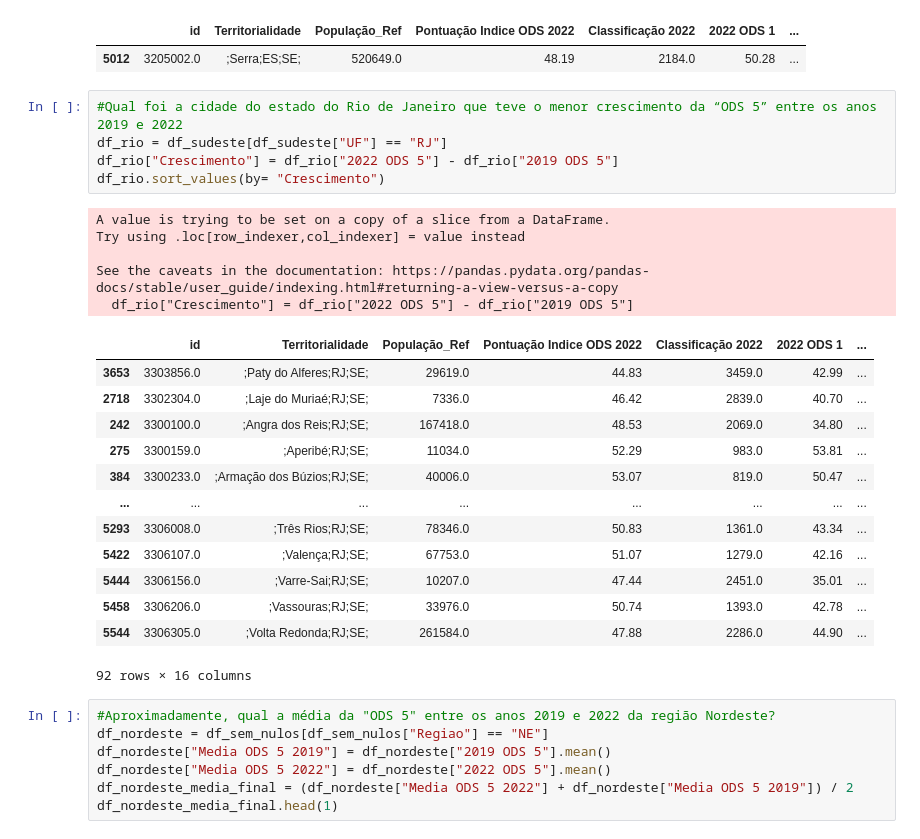
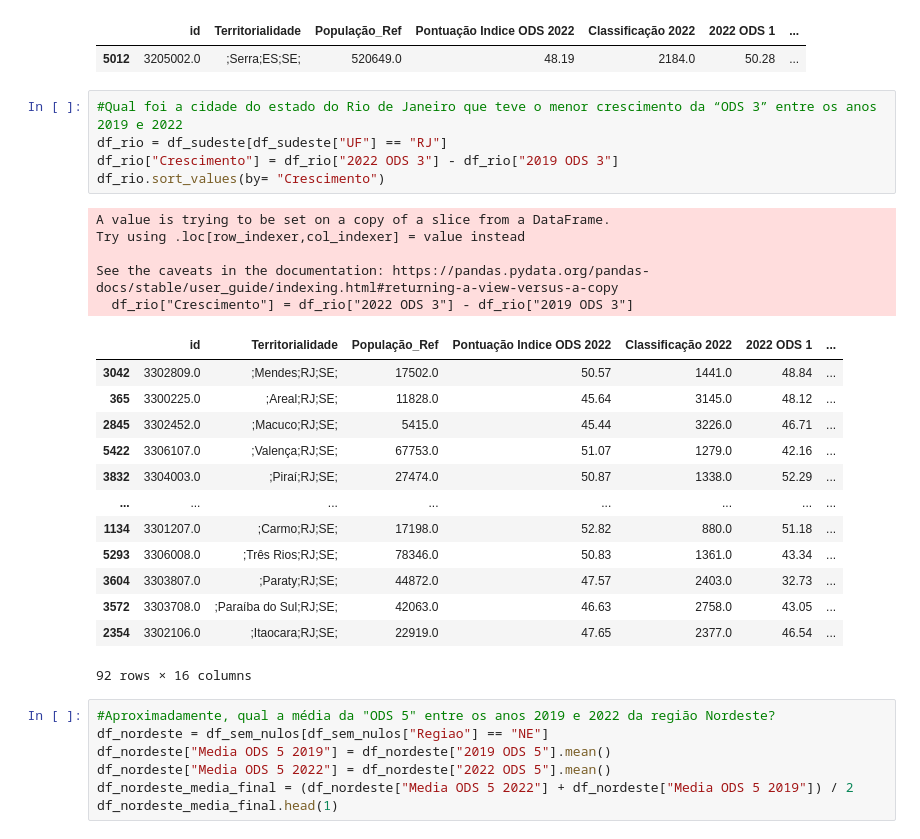
Before and after one commit to feandresilva/exercicios_Pandas, a Jupyter notebook: ODS_dataframe.ipynb, the cells around one changed output. Saved outputs shown, nothing was run; the diff lists cells and outputs as text.

```diff
--- a/ODS_dataframe.ipynb
+++ b/ODS_dataframe.ipynb
@@ -78,28 +78,28 @@ See the caveats in the documentation: https://pandas.pydata.org/pandas-docs/stab
 |  | id | Territorialidade | População_Ref | Pontuação Indice ODS 2022 | Classificação 2022 | 2022 ODS 1 | ... |
 | 5012 | 3205002.0 | ;Serra;ES;SE; | 520649.0 | 48.19 | 2184.0 | 50.28 | ... |
 # %%
-#Qual foi a cidade do estado do Rio de Janeiro que teve o menor crescimento da “ODS 5” entre os anos 2019 e 2022
+#Qual foi a cidade do estado do Rio de Janeiro que teve o menor crescimento da “ODS 3” entre os anos 2019 e 2022
 df_rio = df_sudeste[df_sudeste["UF"] == "RJ"]
-df_rio["Crescimento"] = df_rio["2022 ODS 5"] - df_rio["2019 ODS 5"]
+df_rio["Crescimento"] = df_rio["2022 ODS 3"] - df_rio["2019 ODS 3"]
 df_rio.sort_values(by= "Crescimento")
 # %% [output]
 A value is trying to be set on a copy of a slice from a DataFrame.
 Try using .loc[row_indexer,col_indexer] = value instead
 
 See the caveats in the documentation: https://pandas.pydata.org/pandas-docs/stable/user_guide/indexing.html#returning-a-view-versus-a-copy
-  df_rio["Crescimento"] = df_rio["2022 ODS 5"] - df_rio["2019 ODS 5"]
+  df_rio["Crescimento"] = df_rio["2022 ODS 3"] - df_rio["2019 ODS 3"]
 |  | id | Territorialidade | População_Ref | Pontuação Indice ODS 2022 | Classificação 2022 | 2022 ODS 1 | ... |
-| 3653 | 3303856.0 | ;Paty do Alferes;RJ;SE; | 29619.0 | 44.83 | 3459.0 | 42.99 | ... |
-| 2718 | 3302304.0 | ;Laje do Muriaé;RJ;SE; | 7336.0 | 46.42 | 2839.0 | 40.70 | ... |
-| 242 | 3300100.0 | ;Angra dos Reis;RJ;SE; | 167418.0 | 48.53 | 2069.0 | 34.80 | ... |
-| 275 | 3300159.0 | ;Aperibé;RJ;SE; | 11034.0 | 52.29 | 983.0 | 53.81 | ... |
-| 384 | 3300233.0 | ;Armação dos Búzios;RJ;SE; | 40006.0 | 53.07 | 819.0 | 50.47 | ... |
+| 3042 | 3302809.0 | ;Mendes;RJ;SE; | 17502.0 | 50.57 | 1441.0 | 48.84 | ... |
+| 365 | 3300225.0 | ;Areal;RJ;SE; | 11828.0 | 45.64 | 3145.0 | 48.12 | ... |
+| 2845 | 3302452.0 | ;Macuco;RJ;SE; | 5415.0 | 45.44 | 3226.0 | 46.71 | ... |
+| 5422 | 3306107.0 | ;Valença;RJ;SE; | 67753.0 | 51.07 | 1279.0 | 42.16 | ... |
+| 3832 | 3304003.0 | ;Piraí;RJ;SE; | 27474.0 | 50.87 | 1338.0 | 52.29 | ... |
 | ... | ... | ... | ... | ... | ... | ... | ... |
+| 1134 | 3301207.0 | ;Carmo;RJ;SE; | 17198.0 | 52.82 | 880.0 | 51.18 | ... |
 | 5293 | 3306008.0 | ;Três Rios;RJ;SE; | 78346.0 | 50.83 | 1361.0 | 43.34 | ... |
-| 5422 | 3306107.0 | ;Valença;RJ;SE; | 67753.0 | 51.07 | 1279.0 | 42.16 | ... |
-| 5444 | 3306156.0 | ;Varre-Sai;RJ;SE; | 10207.0 | 47.44 | 2451.0 | 35.01 | ... |
-| 5458 | 3306206.0 | ;Vassouras;RJ;SE; | 33976.0 | 50.74 | 1393.0 | 42.78 | ... |
-| 5544 | 3306305.0 | ;Volta Redonda;RJ;SE; | 261584.0 | 47.88 | 2286.0 | 44.90 | ... |
+| 3604 | 3303807.0 | ;Paraty;RJ;SE; | 44872.0 | 47.57 | 2403.0 | 32.73 | ... |
+| 3572 | 3303708.0 | ;Paraíba do Sul;RJ;SE; | 42063.0 | 46.63 | 2758.0 | 43.05 | ... |
+| 2354 | 3302106.0 | ;Itaocara;RJ;SE; | 22919.0 | 47.65 | 2377.0 | 46.54 | ... |
 92 rows × 16 columns
 # %%
 #Aproximadamente, qual a média da "ODS 5" entre os anos 2019 e 2022 da região Nordeste?
```
Also changed, not shown: parts of 2 cells of this notebook.
